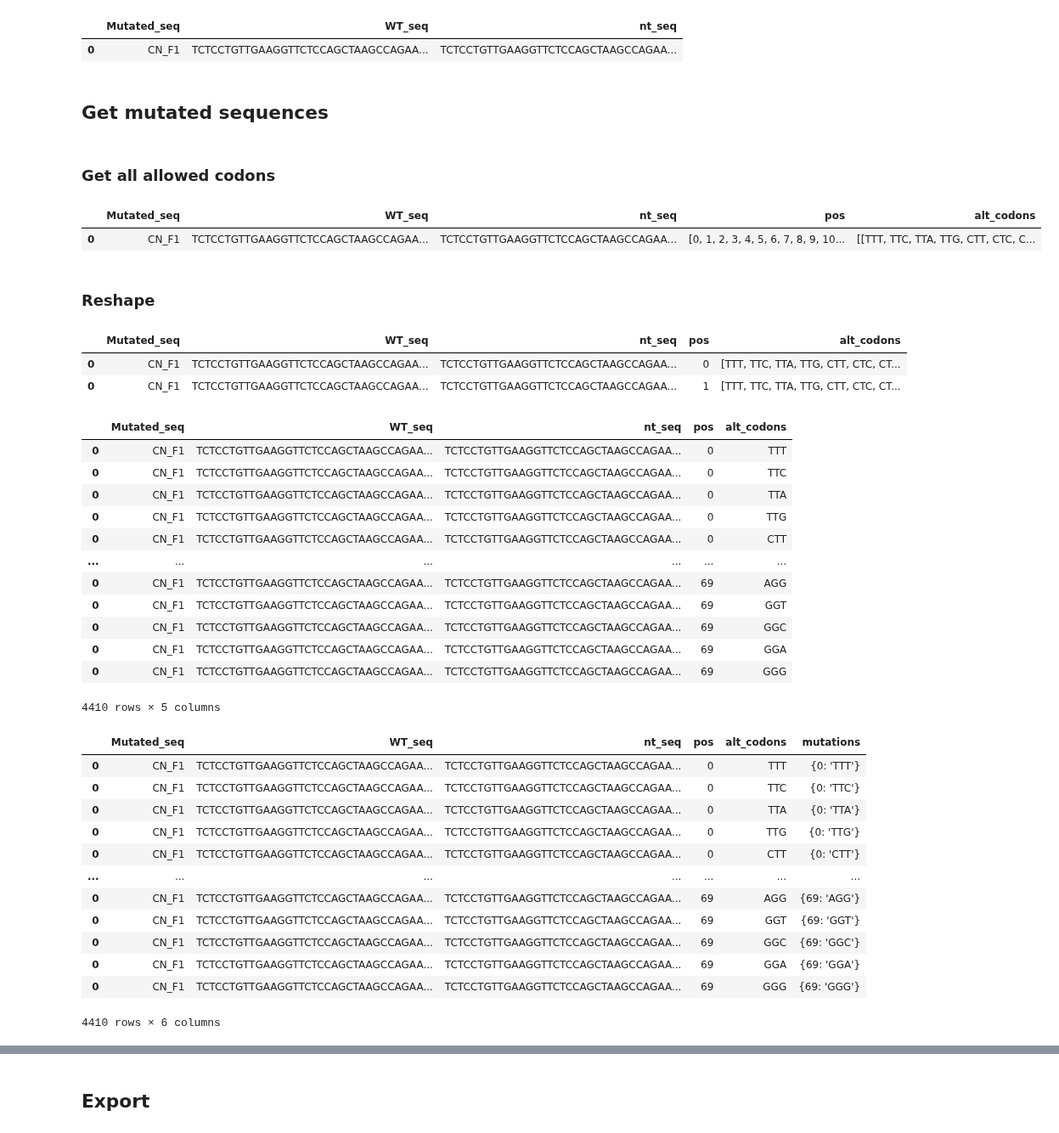
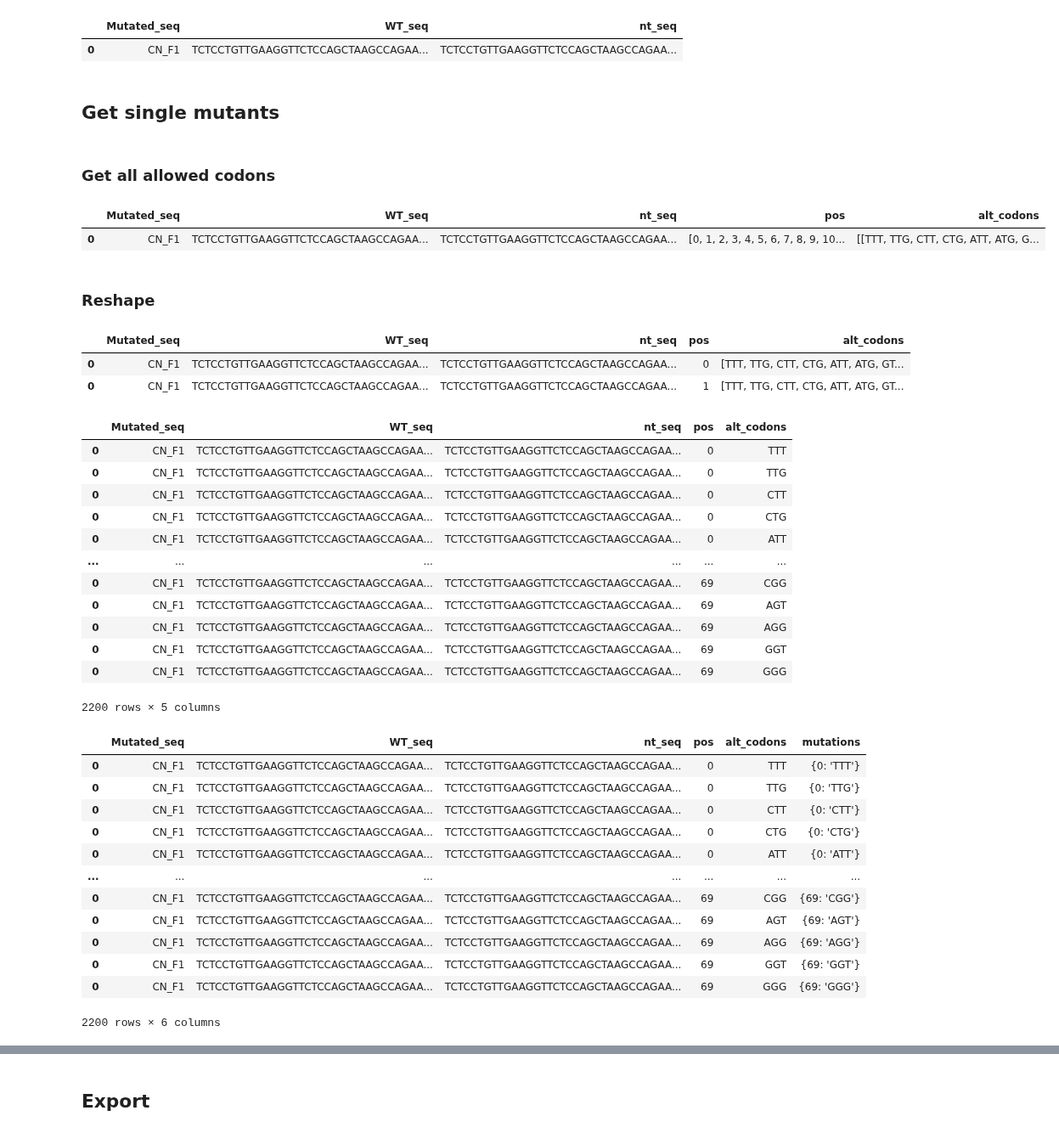
Before and after one commit to durr1602/gyoza, a Jupyter notebook: workflow/notebooks/generate_mutants.py.ipynb, the cells around one changed output, grey strips where cells are left out. Shown at 85% size. Cells and saved outputs as stored; diff of their text form; code cells hidden in the pictures.

```diff
--- a/workflow/notebooks/generate_mutants.py.ipynb
+++ b/workflow/notebooks/generate_mutants.py.ipynb
@@ -25,3 +27,10 @@ output_file = snakemake.output[0]
+# %%
+if codon_mode not in ["NNN", "NNK", "NNN x NNN", "NNK x NNK"]:
+    raise Exception(f"Error.. check the codon mode specified in the config.")
+elif codon_mode in ["NNN", "NNK"]:
+    single_codon_mode = codon_mode
+else:
+    single_codon_mode = codon_mode.split(' x ')[0]
 # %%
 codon_table = pd.read_csv(codon_table_path, header=0)
 codon_table["codon"] = codon_table["codon"].str.upper()
@@ -83,24 +92,25 @@ get_nt_seq("TCTCCTGTT", {0: "TTC", 2: "TTA"})
 # %% [markdown]
 ## Import sequences
 # %%
-wt_seq = pd.read_csv(wtseq_path)
-wt_seq["nt_seq"] = wt_seq["WT_seq"].str.upper()
-wt_seq
+wt_df = pd.read_csv(wtseq_path)
+wt_df["nt_seq"] = wt_df["WT_seq"].str.upper()
+wt_df
 # %% [output]
 |  | Mutated_seq | WT_seq | nt_seq |
 | 0 | CN_F1 | TCTCCTGTTGAAGGTTCTCCAGCTAAGCCAGAA... | TCTCCTGTTGAAGGTTCTCCAGCTAAGCCAGAA... |
 # %% [markdown]
-## Get mutated sequences
+## Get single mutants
 # %% [markdown]
 ### Get all allowed codons
 # %%
+wt_seq = wt_df.copy()
 wt_seq["pos"], wt_seq["alt_codons"] = zip(
-    *wt_seq.WT_seq.apply(lambda x: get_alt_codons(x, codon_dic, codon_mode))
+    *wt_seq.WT_seq.apply(lambda x: get_alt_codons(x, codon_dic, single_codon_mode))
 )
 wt_seq
 # %% [output]
 |  | Mutated_seq | WT_seq | nt_seq | pos | alt_codons |
-| 0 | CN_F1 | TCTCCTGTTGAAGGTTCTCCAGCTAAGCCAGAA... | TCTCCTGTTGAAGGTTCTCCAGCTAAGCCAGAA... | [0, 1, 2, 3, 4, 5, 6, 7, 8, 9, 10... | [[TTT, TTC, TTA, TTG, CTT, CTC, C... |
+| 0 | CN_F1 | TCTCCTGTTGAAGGTTCTCCAGCTAAGCCAGAA... | TCTCCTGTTGAAGGTTCTCCAGCTAAGCCAGAA... | [0, 1, 2, 3, 4, 5, 6, 7, 8, 9, 10... | [[TTT, TTG, CTT, CTG, ATT, ATG, G... |
 # %% [markdown]
 ### Reshape
 # %%
@@ -108,25 +118,25 @@ singles_compact = wt_seq.explode(["pos", "alt_codons"])
 singles_compact.head(2)
 # %% [output]
 |  | Mutated_seq | WT_seq | nt_seq | pos | alt_codons |
-| 0 | CN_F1 | TCTCCTGTTGAAGGTTCTCCAGCTAAGCCAGAA... | TCTCCTGTTGAAGGTTCTCCAGCTAAGCCAGAA... | 0 | [TTT, TTC, TTA, TTG, CTT, CTC, CT... |
-| 0 | CN_F1 | TCTCCTGTTGAAGGTTCTCCAGCTAAGCCAGAA... | TCTCCTGTTGAAGGTTCTCCAGCTAAGCCAGAA... | 1 | [TTT, TTC, TTA, TTG, CTT, CTC, CT... |
+| 0 | CN_F1 | TCTCCTGTTGAAGGTTCTCCAGCTAAGCCAGAA... | TCTCCTGTTGAAGGTTCTCCAGCTAAGCCAGAA... | 0 | [TTT, TTG, CTT, CTG, ATT, ATG, GT... |
+| 0 | CN_F1 | TCTCCTGTTGAAGGTTCTCCAGCTAAGCCAGAA... | TCTCCTGTTGAAGGTTCTCCAGCTAAGCCAGAA... | 1 | [TTT, TTG, CTT, CTG, ATT, ATG, GT... |
 # %%
 singles_df = singles_compact.explode("alt_codons")
 singles_df
 # %% [output]
 |  | Mutated_seq | WT_seq | nt_seq | pos | alt_codons |
 | 0 | CN_F1 | TCTCCTGTTGAAGGTTCTCCAGCTAAGCCAGAA... | TCTCCTGTTGAAGGTTCTCCAGCTAAGCCAGAA... | 0 | TTT |
-| 0 | CN_F1 | TCTCCTGTTGAAGGTTCTCCAGCTAAGCCAGAA... | TCTCCTGTTGAAGGTTCTCCAGCTAAGCCAGAA... | 0 | TTC |
-| 0 | CN_F1 | TCTCCTGTTGAAGGTTCTCCAGCTAAGCCAGAA... | TCTCCTGTTGAAGGTTCTCCAGCTAAGCCAGAA... | 0 | TTA |
 | 0 | CN_F1 | TCTCCTGTTGAAGGTTCTCCAGCTAAGCCAGAA... | TCTCCTGTTGAAGGTTCTCCAGCTAAGCCAGAA... | 0 | TTG |
 | 0 | CN_F1 | TCTCCTGTTGAAGGTTCTCCAGCTAAGCCAGAA... | TCTCCTGTTGAAGGTTCTCCAGCTAAGCCAGAA... | 0 | CTT |
+| 0 | CN_F1 | TCTCCTGTTGAAGGTTCTCCAGCTAAGCCAGAA... | TCTCCTGTTGAAGGTTCTCCAGCTAAGCCAGAA... | 0 | CTG |
+| 0 | CN_F1 | TCTCCTGTTGAAGGTTCTCCAGCTAAGCCAGAA... | TCTCCTGTTGAAGGTTCTCCAGCTAAGCCAGAA... | 0 | ATT |
 | ... | ... | ... | ... | ... | ... |
+| 0 | CN_F1 | TCTCCTGTTGAAGGTTCTCCAGCTAAGCCAGAA... | TCTCCTGTTGAAGGTTCTCCAGCTAAGCCAGAA... | 69 | CGG |
+| 0 | CN_F1 | TCTCCTGTTGAAGGTTCTCCAGCTAAGCCAGAA... | TCTCCTGTTGAAGGTTCTCCAGCTAAGCCAGAA... | 69 | AGT |
 | 0 | CN_F1 | TCTCCTGTTGAAGGTTCTCCAGCTAAGCCAGAA... | TCTCCTGTTGAAGGTTCTCCAGCTAAGCCAGAA... | 69 | AGG |
 | 0 | CN_F1 | TCTCCTGTTGAAGGTTCTCCAGCTAAGCCAGAA... | TCTCCTGTTGAAGGTTCTCCAGCTAAGCCAGAA... | 69 | GGT |
-| 0 | CN_F1 | TCTCCTGTTGAAGGTTCTCCAGCTAAGCCAGAA... | TCTCCTGTTGAAGGTTCTCCAGCTAAGCCAGAA... | 69 | GGC |
-| 0 | CN_F1 | TCTCCTGTTGAAGGTTCTCCAGCTAAGCCAGAA... | TCTCCTGTTGAAGGTTCTCCAGCTAAGCCAGAA... | 69 | GGA |
 | 0 | CN_F1 | TCTCCTGTTGAAGGTTCTCCAGCTAAGCCAGAA... | TCTCCTGTTGAAGGTTCTCCAGCTAAGCCAGAA... | 69 | GGG |
-4410 rows × 5 columns
+2200 rows × 5 columns
 # %%
 singles_df["mutations"] = singles_df.apply(
     lambda row: {row[f"pos"]: row[f"alt_codons"]}, axis=1
@@ -135,15 +145,15 @@ singles_df
 # %% [output]
 |  | Mutated_seq | WT_seq | nt_seq | pos | alt_codons | mutations |
 | 0 | CN_F1 | TCTCCTGTTGAAGGTTCTCCAGCTAAGCCAGAA... | TCTCCTGTTGAAGGTTCTCCAGCTAAGCCAGAA... | 0 | TTT | {0: 'TTT'} |
-| 0 | CN_F1 | TCTCCTGTTGAAGGTTCTCCAGCTAAGCCAGAA... | TCTCCTGTTGAAGGTTCTCCAGCTAAGCCAGAA... | 0 | TTC | {0: 'TTC'} |
-| 0 | CN_F1 | TCTCCTGTTGAAGGTTCTCCAGCTAAGCCAGAA... | TCTCCTGTTGAAGGTTCTCCAGCTAAGCCAGAA... | 0 | TTA | {0: 'TTA'} |
 | 0 | CN_F1 | TCTCCTGTTGAAGGTTCTCCAGCTAAGCCAGAA... | TCTCCTGTTGAAGGTTCTCCAGCTAAGCCAGAA... | 0 | TTG | {0: 'TTG'} |
 | 0 | CN_F1 | TCTCCTGTTGAAGGTTCTCCAGCTAAGCCAGAA... | TCTCCTGTTGAAGGTTCTCCAGCTAAGCCAGAA... | 0 | CTT | {0: 'CTT'} |
+| 0 | CN_F1 | TCTCCTGTTGAAGGTTCTCCAGCTAAGCCAGAA... | TCTCCTGTTGAAGGTTCTCCAGCTAAGCCAGAA... | 0 | CTG | {0: 'CTG'} |
+| 0 | CN_F1 | TCTCCTGTTGAAGGTTCTCCAGCTAAGCCAGAA... | TCTCCTGTTGAAGGTTCTCCAGCTAAGCCAGAA... | 0 | ATT | {0: 'ATT'} |
 | ... | ... | ... | ... | ... | ... | ... |
+| 0 | CN_F1 | TCTCCTGTTGAAGGTTCTCCAGCTAAGCCAGAA... | TCTCCTGTTGAAGGTTCTCCAGCTAAGCCAGAA... | 69 | CGG | {69: 'CGG'} |
+| 0 | CN_F1 | TCTCCTGTTGAAGGTTCTCCAGCTAAGCCAGAA... | TCTCCTGTTGAAGGTTCTCCAGCTAAGCCAGAA... | 69 | AGT | {69: 'AGT'} |
 | 0 | CN_F1 | TCTCCTGTTGAAGGTTCTCCAGCTAAGCCAGAA... | TCTCCTGTTGAAGGTTCTCCAGCTAAGCCAGAA... | 69 | AGG | {69: 'AGG'} |
 | 0 | CN_F1 | TCTCCTGTTGAAGGTTCTCCAGCTAAGCCAGAA... | TCTCCTGTTGAAGGTTCTCCAGCTAAGCCAGAA... | 69 | GGT | {69: 'GGT'} |
-| 0 | CN_F1 | TCTCCTGTTGAAGGTTCTCCAGCTAAGCCAGAA... | TCTCCTGTTGAAGGTTCTCCAGCTAAGCCAGAA... | 69 | GGC | {69: 'GGC'} |
-| 0 | CN_F1 | TCTCCTGTTGAAGGTTCTCCAGCTAAGCCAGAA... | TCTCCTGTTGAAGGTTCTCCAGCTAAGCCAGAA... | 69 | GGA | {69: 'GGA'} |
 | 0 | CN_F1 | TCTCCTGTTGAAGGTTCTCCAGCTAAGCCAGAA... | TCTCCTGTTGAAGGTTCTCCAGCTAAGCCAGAA... | 69 | GGG | {69: 'GGG'} |
-4410 rows × 6 columns
+2200 rows × 6 columns
 # %% [markdown]
```
Also changed, not shown: parts of 11 cells of this notebook, 3 other files.
